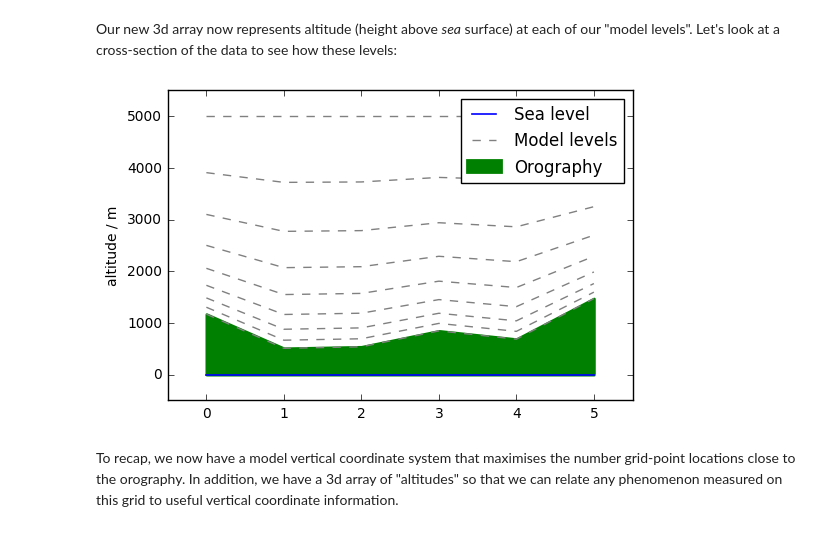
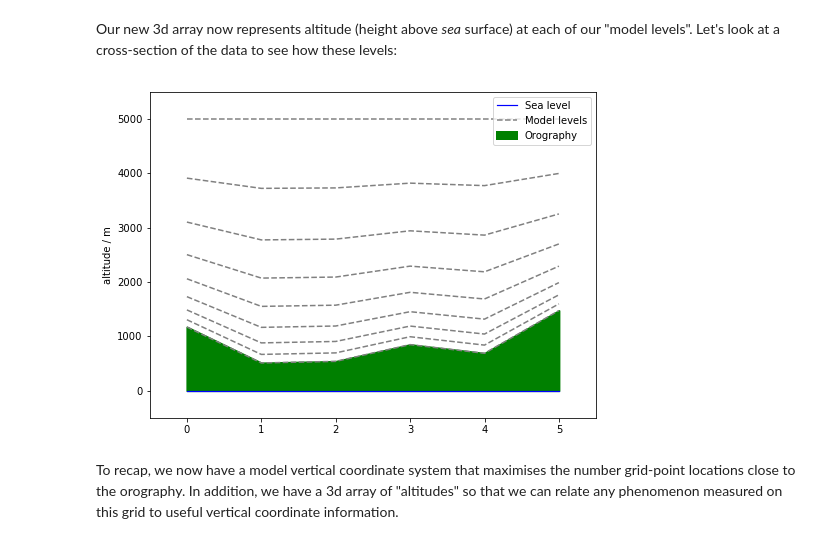
Before and after one commit to SciTools/python-stratify, a Jupyter notebook: index.ipynb, the cells around one changed output. Drawn from its saved outputs; the diff is of its cells as text; code cells hidden in the pictures.

```diff
--- a/index.ipynb
+++ b/index.ipynb
@@ -70,23 +70,24 @@ altitude = (orography * sigma) + (model_top * (1 - sigma))
 Our new 3d array now represents altitude (height above *sea* surface) at each of our "model levels".
 Let's look at a cross-section of the data to see how these levels:
 # %%
+plt.figure(figsize=(8, 6))
 plt.fill_between(np.arange(6), np.zeros(6), orography[1, :],
                  color='green', linewidth=2, label='Orography')
 
 plt.plot(np.zeros(nx),
          color='blue', linewidth=1.2,
          label='Sea level')
 
 for i in range(9):
     plt.plot(altitude[i, 1, :], color='gray', linestyle='--',
              label='Model levels' if i == 0 else None)
 
 plt.ylabel('altitude / m')
 plt.margins(0.1)
 plt.legend()
 plt.show()
 # %% [output]
-[figure, old version]
+[figure, new version]
 # %% [markdown]
 To recap, we now have a model vertical coordinate system that maximises the number grid-point locations close to the orography. In addition, we have a 3d array of "altitudes" so that we can relate any phenomenon measured on this grid to useful vertical coordinate information.
 # %% [markdown]
```
Also changed, not shown: parts of 4 cells of this notebook, 2 other files.
